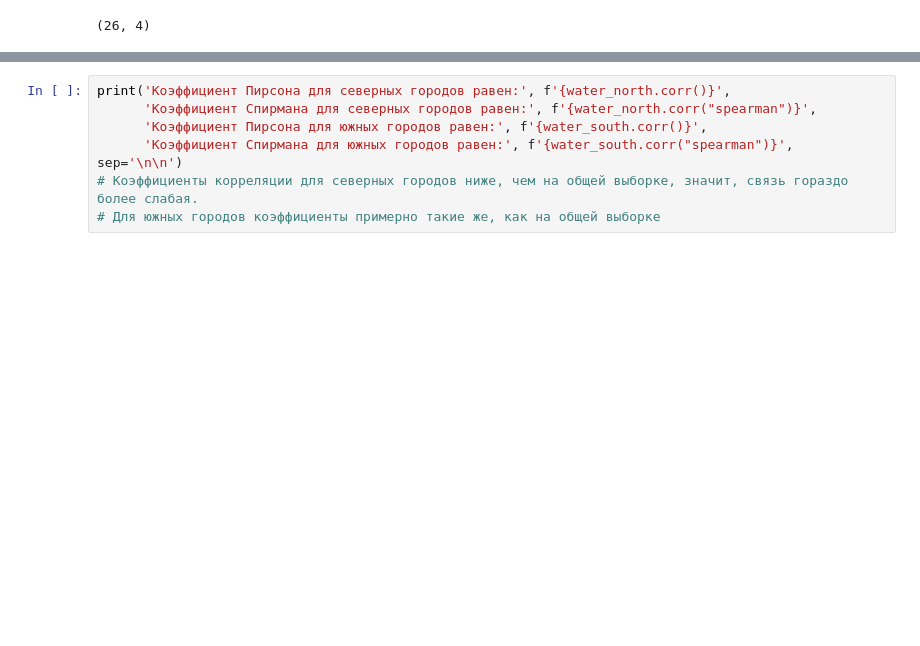
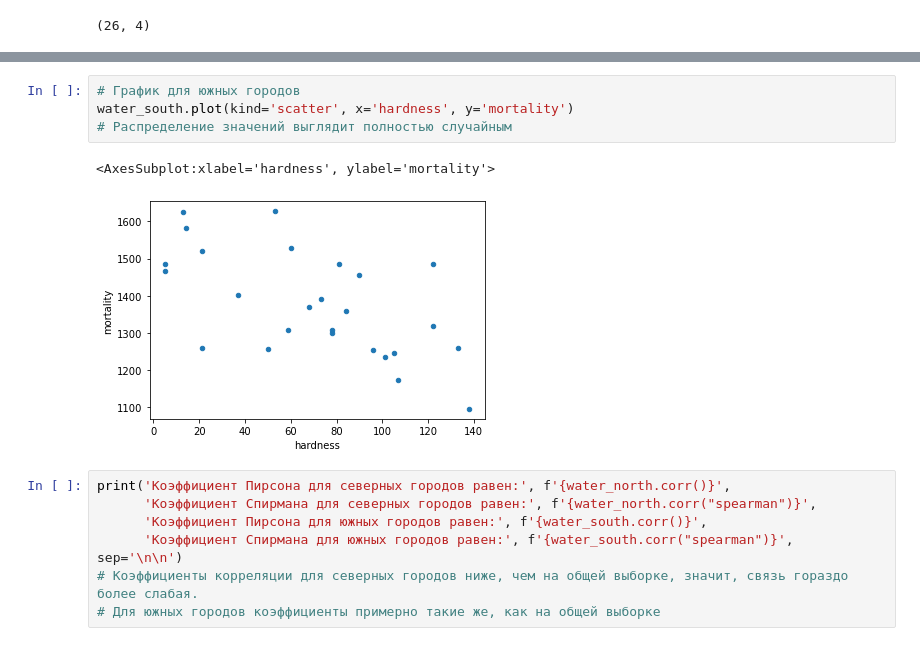
Before and after one commit to solnotka/Netology, a Jupyter notebook: Stat_correlation/stat_correlation.ipynb, the cells around one changed output, grey strips where cells are left out. Cells and saved outputs as stored; diff of their text form; blank space fills up the shorter version.

```diff
--- a/Stat_correlation/stat_correlation.ipynb
+++ b/Stat_correlation/stat_correlation.ipynb
@@ -118,3 +126,10 @@ water_south.shape
+# %%
+# График для южных городов
+water_south.plot(kind='scatter', x='hardness', y='mortality')
+# Распределение значений выглядит полностью случайным
+# %% [output]
+<AxesSubplot:xlabel='hardness', ylabel='mortality'>
+[figure, added]
 # %%
 print('Коэффициент Пирсона для северных городов равен:', f'{water_north.corr()}',
       'Коэффициент Спирмана для северных городов равен:', f'{water_north.corr("spearman")}',
```
Also changed, not shown: parts of 1 cell of this notebook.
